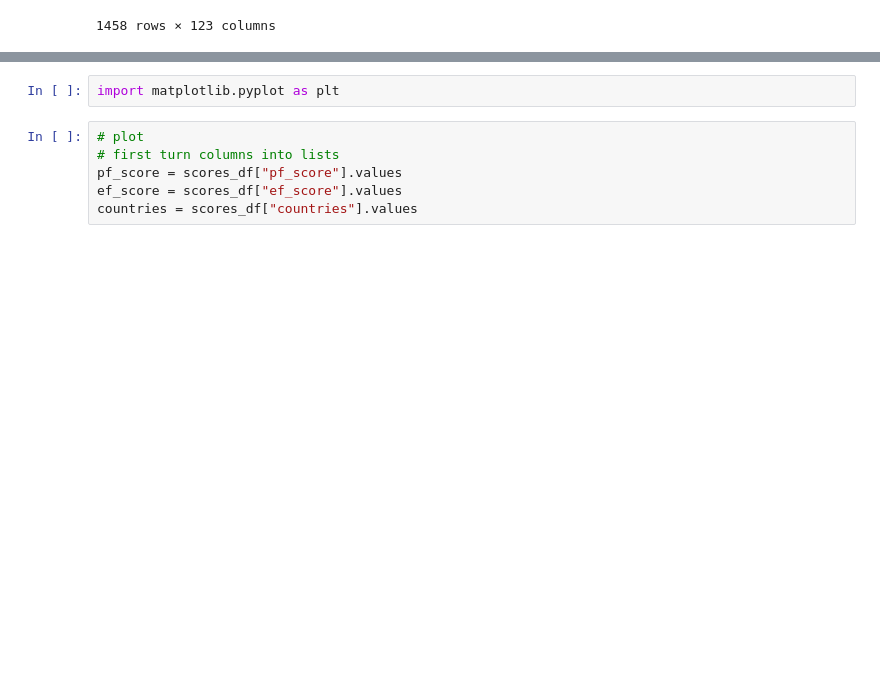
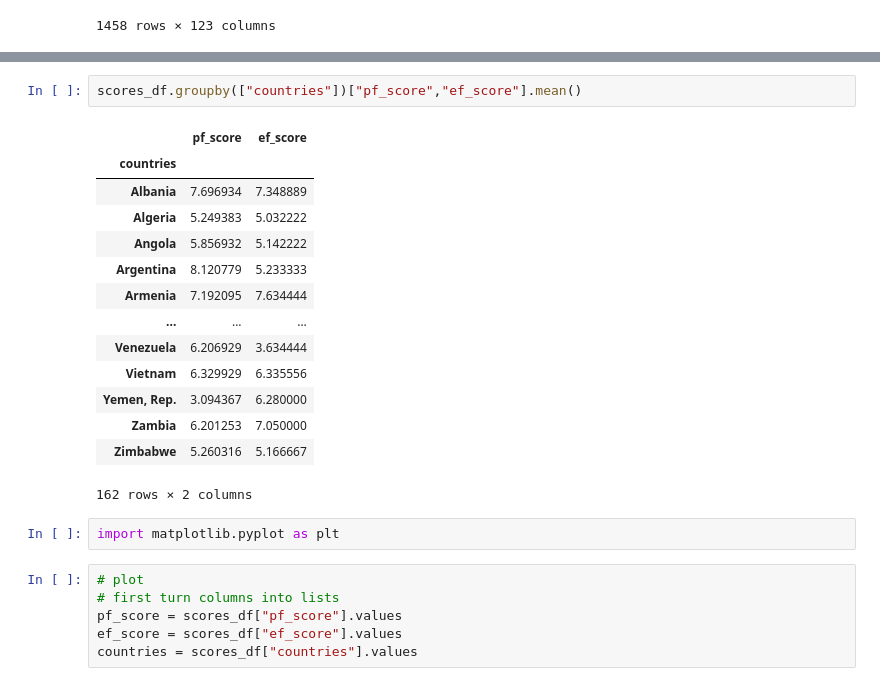
Before and after one commit to shamrockbandit/Project1_repo, a Jupyter notebook: pfscore and efscore.ipynb, the cells around one changed output, grey strips where cells are left out. Cells and saved outputs as stored; diff of their text form; blank space fills up the shorter version.

```diff
--- a/pfscore and efscore.ipynb
+++ b/pfscore and efscore.ipynb
@@ -55,3 +76,20 @@ scores_df
+# %%
+scores_df.groupby(["countries"])["pf_score","ef_score"].mean()
+# %% [output]
+|  | pf_score | ef_score |
+| countries |  |  |
+| Albania | 7.696934 | 7.348889 |
+| Algeria | 5.249383 | 5.032222 |
+| Angola | 5.856932 | 5.142222 |
+| Argentina | 8.120779 | 5.233333 |
+| Armenia | 7.192095 | 7.634444 |
+| ... | ... | ... |
+| Venezuela | 6.206929 | 3.634444 |
+| Vietnam | 6.329929 | 6.335556 |
+| Yemen, Rep. | 3.094367 | 6.280000 |
+| Zambia | 6.201253 | 7.050000 |
+| Zimbabwe | 5.260316 | 5.166667 |
+162 rows × 2 columns
 # %%
 import matplotlib.pyplot as plt
 # %%
```
Also changed, not shown: parts of 14 cells of this notebook, 5 other files.
